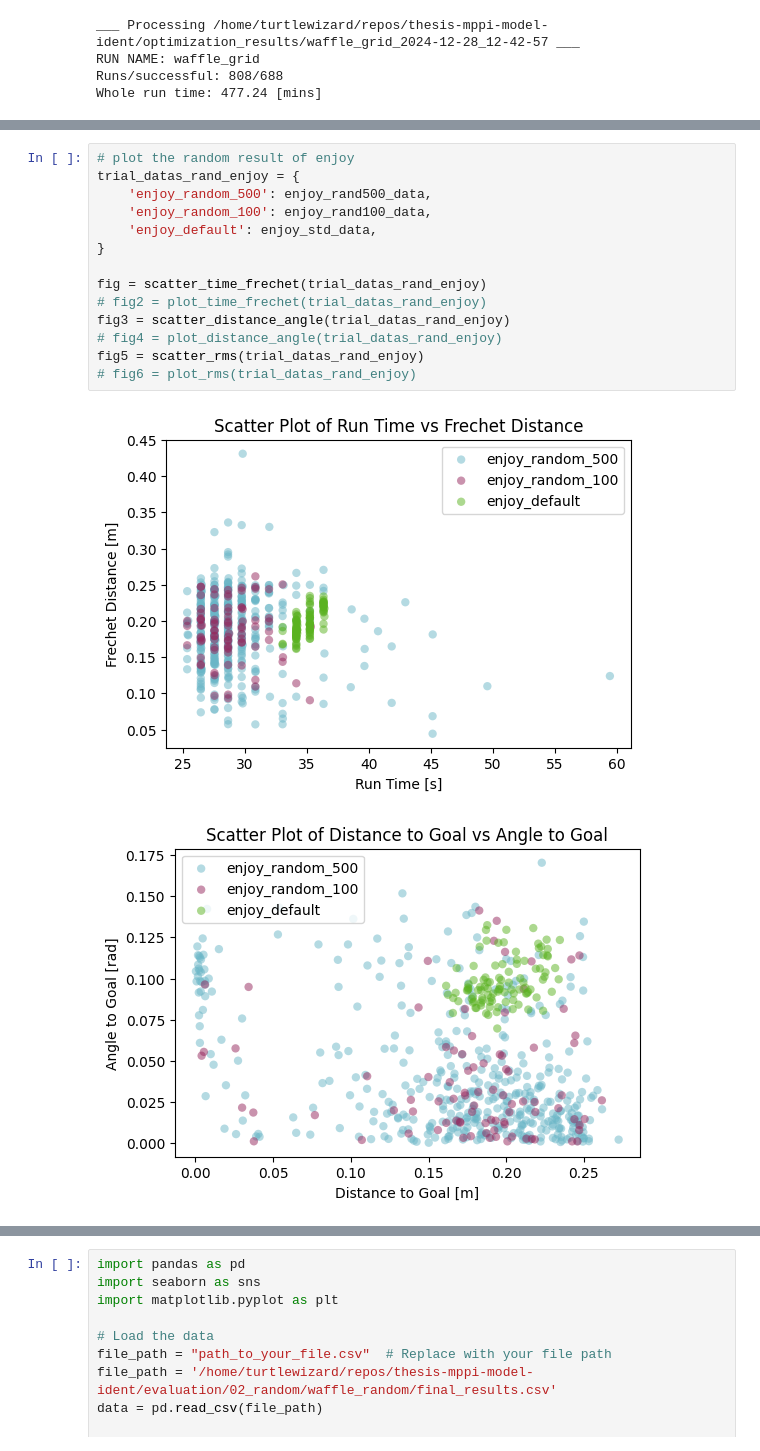
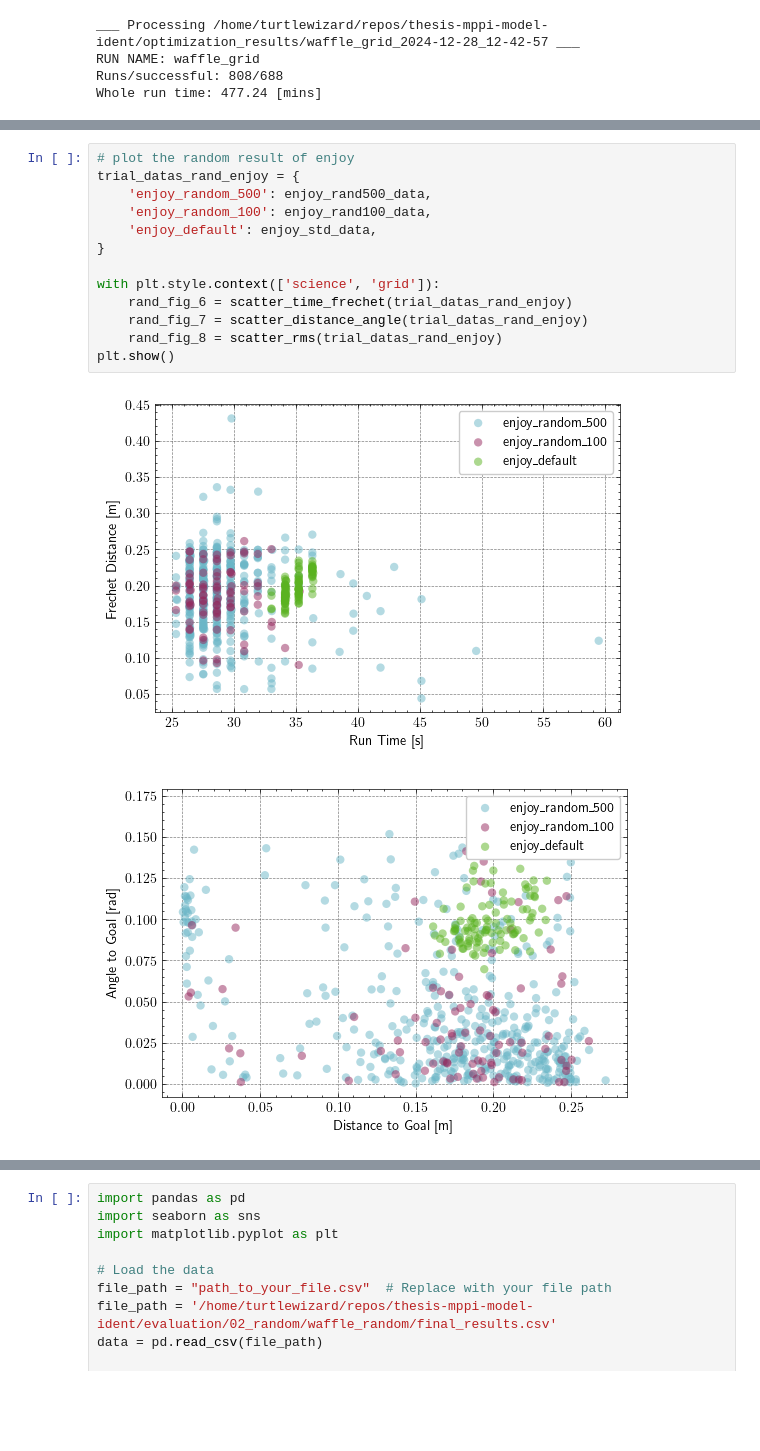
Before and after one commit to turtlewizard73/thesis-mppi-model-ident, a Jupyter notebook: workspace/src/controller_optimization/plots.ipynb, the cells around one changed output, grey strips where cells are left out. Saved outputs shown, nothing was run; the diff lists cells and outputs as text; blank space fills up the shorter version.

```diff
--- a/workspace/src/controller_optimization/plots.ipynb
+++ b/workspace/src/controller_optimization/plots.ipynb
@@ -220,17 +226,16 @@ plt.show()
 # %%
 # plot the random result of enjoy
 trial_datas_rand_enjoy = {
     'enjoy_random_500': enjoy_rand500_data,
     'enjoy_random_100': enjoy_rand100_data,
     'enjoy_default': enjoy_std_data,
 }
 
-fig = scatter_time_frechet(trial_datas_rand_enjoy)
-# fig2 = plot_time_frechet(trial_datas_rand_enjoy)
-fig3 = scatter_distance_angle(trial_datas_rand_enjoy)
-# fig4 = plot_distance_angle(trial_datas_rand_enjoy)
-fig5 = scatter_rms(trial_datas_rand_enjoy)
-# fig6 = plot_rms(trial_datas_rand_enjoy)
+with plt.style.context(['science', 'grid']):
+    rand_fig_6 = scatter_time_frechet(trial_datas_rand_enjoy)
+    rand_fig_7 = scatter_distance_angle(trial_datas_rand_enjoy)
+    rand_fig_8 = scatter_rms(trial_datas_rand_enjoy)
+plt.show()
 # %% [output]
-[figure, old version]
+[figure, new version]
-[figure, old version]
+[figure, new version]
```
Also changed, not shown: parts of 12 cells of this notebook, 2 other files.
